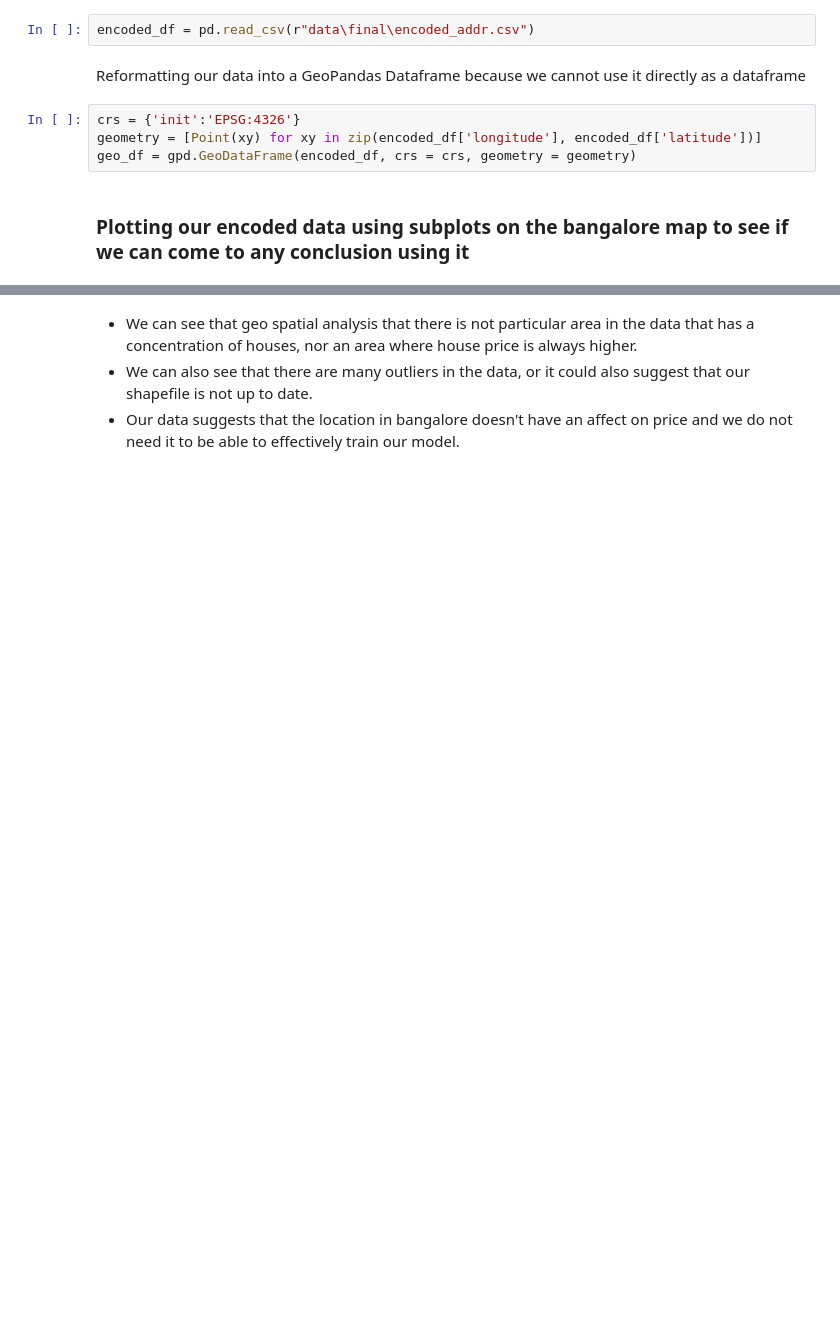
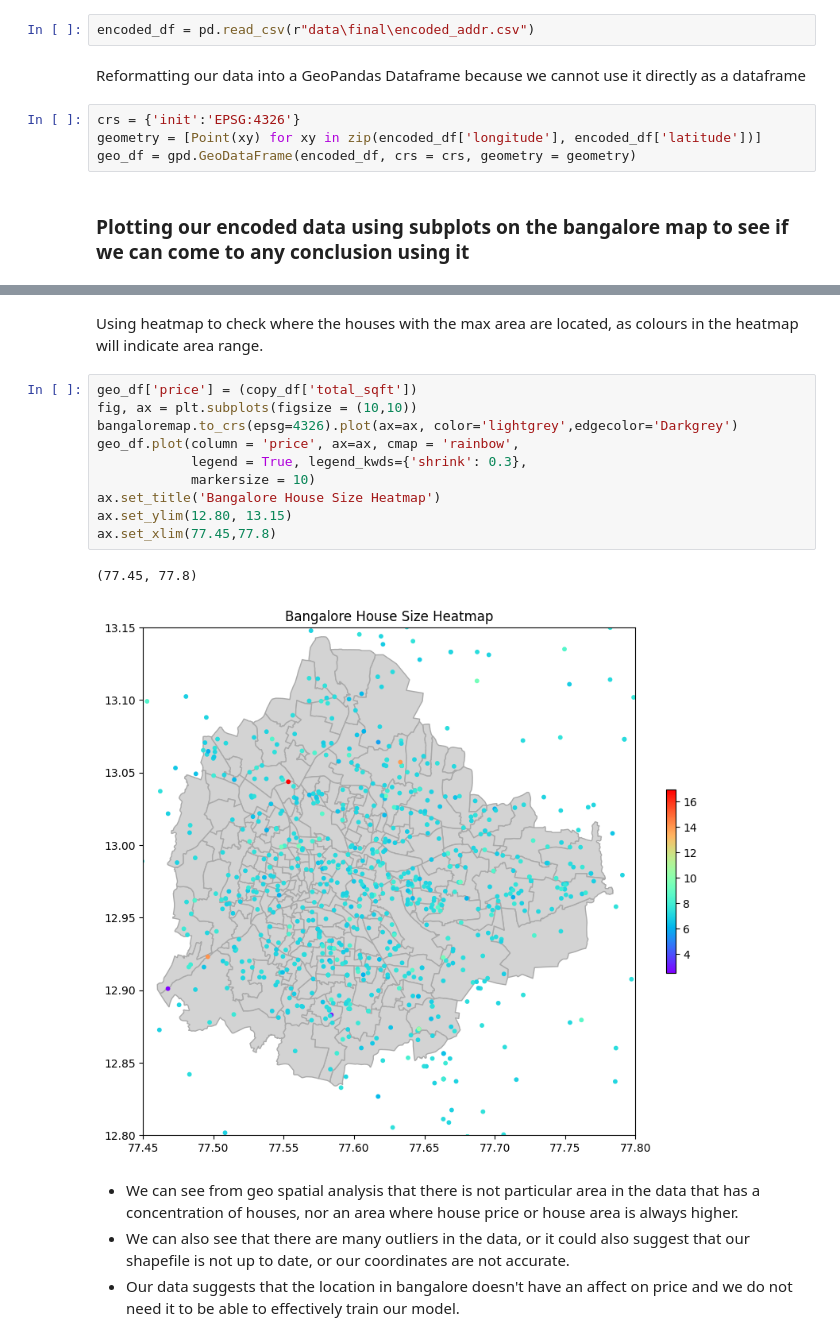
Before and after one commit to AnshikaJain2405/OrionDataAnalyticsInternshipJul23-Proj2, a Jupyter notebook: notebooks/EDA.ipynb, the cells around one changed output, grey strips where cells are left out. Saved outputs shown, nothing was run; the diff lists cells and outputs as text; blank space fills up the shorter version.

```diff
--- a/notebooks/EDA.ipynb
+++ b/notebooks/EDA.ipynb
@@ -411,4 +409,19 @@ ax.set_xlim(77.45,77.8)
+# %% [markdown]
+Using heatmap to check where the houses with the max area are located, as colours in the heatmap will indicate area range.
+# %%
+geo_df['price'] = (copy_df['total_sqft'])
+fig, ax = plt.subplots(figsize = (10,10))
+bangaloremap.to_crs(epsg=4326).plot(ax=ax, color='lightgrey',edgecolor='Darkgrey')
+geo_df.plot(column = 'price', ax=ax, cmap = 'rainbow',
+            legend = True, legend_kwds={'shrink': 0.3},
+            markersize = 10)
+ax.set_title('Bangalore House Size Heatmap')
+ax.set_ylim(12.80, 13.15)
+ax.set_xlim(77.45,77.8)
+# %% [output]
+(77.45, 77.8)
+[figure, added]
 # %% [markdown]
-- We can see that geo spatial analysis that there is not particular area in the data that has a concentration of houses, nor an area where house price is always higher.
-- We can also see that there are many outliers in the data, or it could also suggest that our shapefile is not up to date.
+- We can see from geo spatial analysis that there is not particular area in the data that has a concentration of houses, nor an area where house price or house area is always higher.
+- We can also see that there are many outliers in the data, or it could also suggest that our shapefile is not up to date, or our coordinates are not accurate.
 - Our data suggests that the location in bangalore doesn't have an affect on price and we do not need it to be able to effectively train our model.
```
Also changed, not shown: parts of 21 cells of this notebook, 1 other file.
